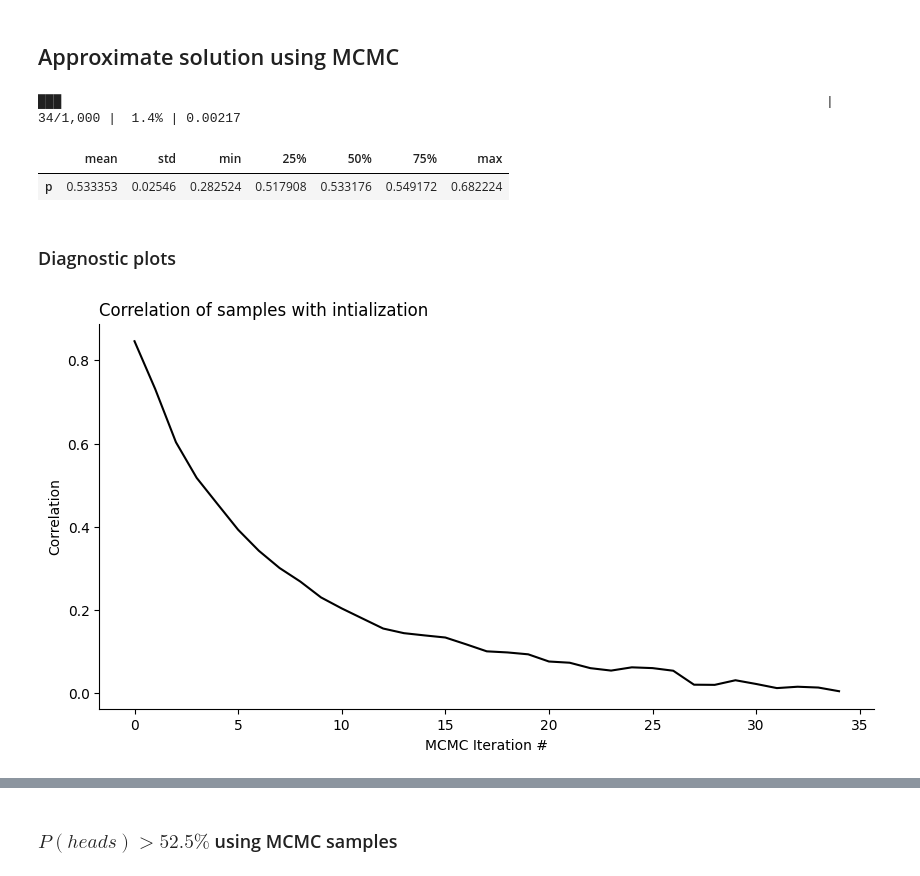
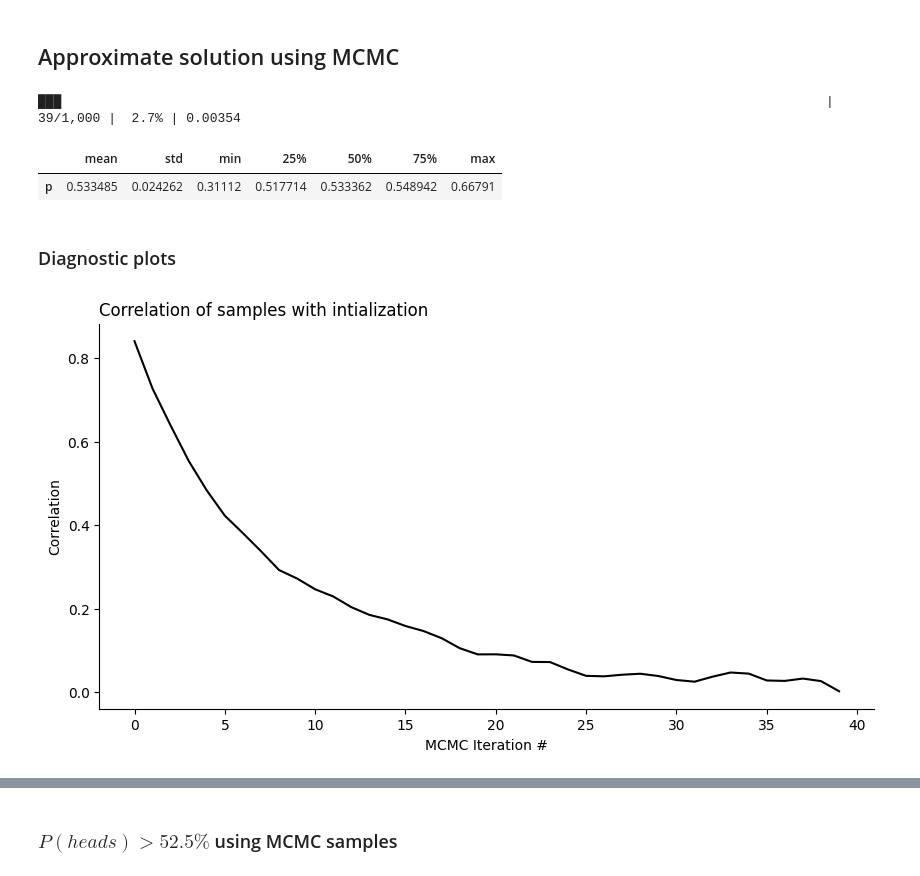
Before and after one commit to libertininick/bayesian-stats, a Jupyter notebook: notebooks/mcmc.ipynb, the cells around one changed output, grey strips where cells are left out. Drawn from its saved outputs; the diff is of its cells as text; code cells hidden in the pictures.

```diff
--- a/notebooks/mcmc.ipynb
+++ b/notebooks/mcmc.ipynb
@@ -49,25 +49,25 @@ P(heads) > 52.5% after observing 140 heads out of 250 flips: 63.91%
 # %%
 def prior_fun(a: float, b: float, p: Tensor) -> Tensor:
     return dist.Beta(a, b).log_prob(p)
 
 def likelihood_fun(p: Tensor, n: int, k: int) -> Tensor:
     return dist.Binomial(total_count=n, probs=p).log_prob(torch.tensor(k))
 
 result = run_mcmc(
     parameter_bounds=dict(p=(0., 1.)),
     prior_fun=partial(prior_fun, a=100, b=100),
     likelihood_fun=partial(likelihood_fun, n=250, k=140),
     num_samples=2**12,
     max_iter=1_000,
     max_corr=0.01,
-    max_qdiff=0.005,
+    max_split_distance=0.005,
     verbose=True,
 )
 result.get_posterior_summary()
 # %% [output]
-███                                                                                                  |     34/1,000 |  1.4% | 0.00217
+███                                                                                                  |     39/1,000 |  2.7% | 0.00354
 |  | mean | std | min | 25% | 50% | 75% | max |
-| p | 0.533353 | 0.02546 | 0.282524 | 0.517908 | 0.533176 | 0.549172 | 0.682224 |
+| p | 0.533485 | 0.024262 | 0.31112 | 0.517714 | 0.533362 | 0.548942 | 0.66791 |
 # %% [markdown]
 ### Diagnostic plots
 # %%
@@ -78,6 +78,6 @@ ax.set_xlabel("MCMC Iteration #");
 ax.set_ylabel("Correlation");
 ax.spines[['right', 'top']].set_visible(False);
 # %% [output]
-[figure, old version]
+[figure, new version]
 # %%
 _, ax = plt.subplots(figsize=(10,5))
```
Also changed, not shown: parts of 14 cells of this notebook, 1 other file.
